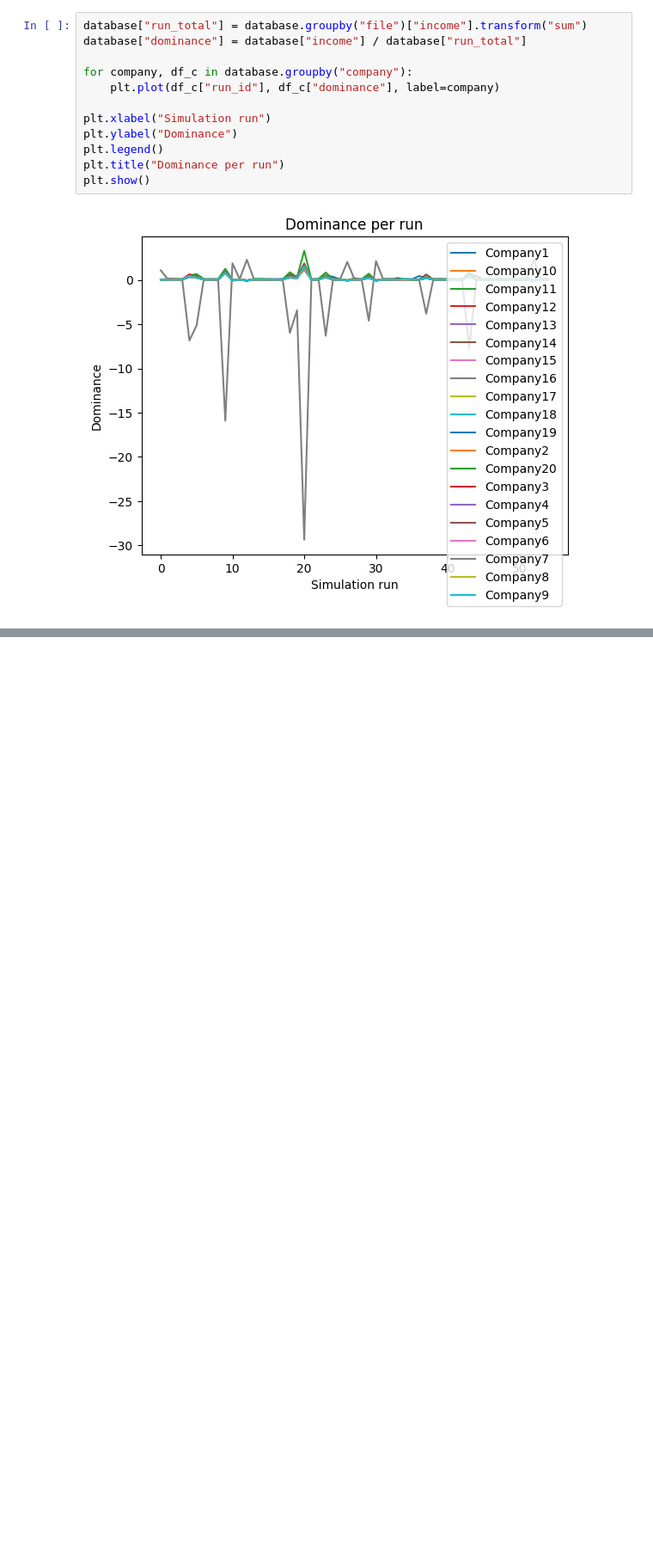
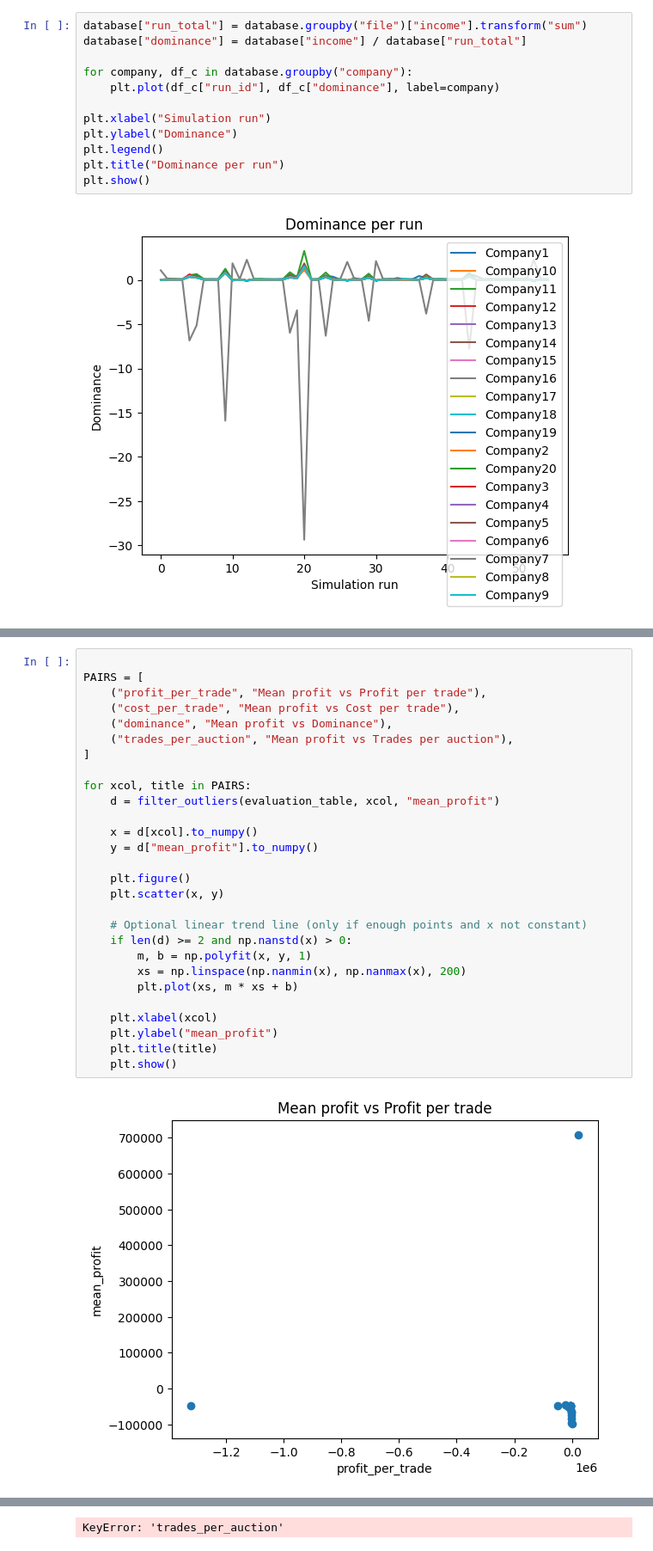
Before and after one commit to adam-goose/silicon_seas, a Jupyter notebook: metrics_comp_reader.ipynb, the cells around one changed output, grey strips where cells are left out. Shown at 86% size. Saved outputs shown, nothing was run; the diff lists cells and outputs as text; blank space fills up the shorter version.

```diff
--- a/metrics_comp_reader.ipynb
+++ b/metrics_comp_reader.ipynb
@@ -616,0 +690,30 @@ graph()
+# %%
+
+PAIRS = [
+    ("profit_per_trade", "Mean profit vs Profit per trade"),
+    ("cost_per_trade", "Mean profit vs Cost per trade"),
+    ("dominance", "Mean profit vs Dominance"),
+    ("trades_per_auction", "Mean profit vs Trades per auction"),
+]
+
+for xcol, title in PAIRS:
+    d = filter_outliers(evaluation_table, xcol, "mean_profit")
+
+    x = d[xcol].to_numpy()
+    y = d["mean_profit"].to_numpy()
+
+    plt.figure()
+    plt.scatter(x, y)
+
+    # Optional linear trend line (only if enough points and x not constant)
+    if len(d) >= 2 and np.nanstd(x) > 0:
+        m, b = np.polyfit(x, y, 1)
+        xs = np.linspace(np.nanmin(x), np.nanmax(x), 200)
+        plt.plot(xs, m * xs + b)
+
+    plt.xlabel(xcol)
+    plt.ylabel("mean_profit")
+    plt.title(title)
+    plt.show()
+# %% [output]
+[figure, added]
@@ -616,0 +722 @@ graph()
+KeyError: 'trades_per_auction'
```
Also changed, not shown: parts of 24 cells of this notebook, 1 other file.
